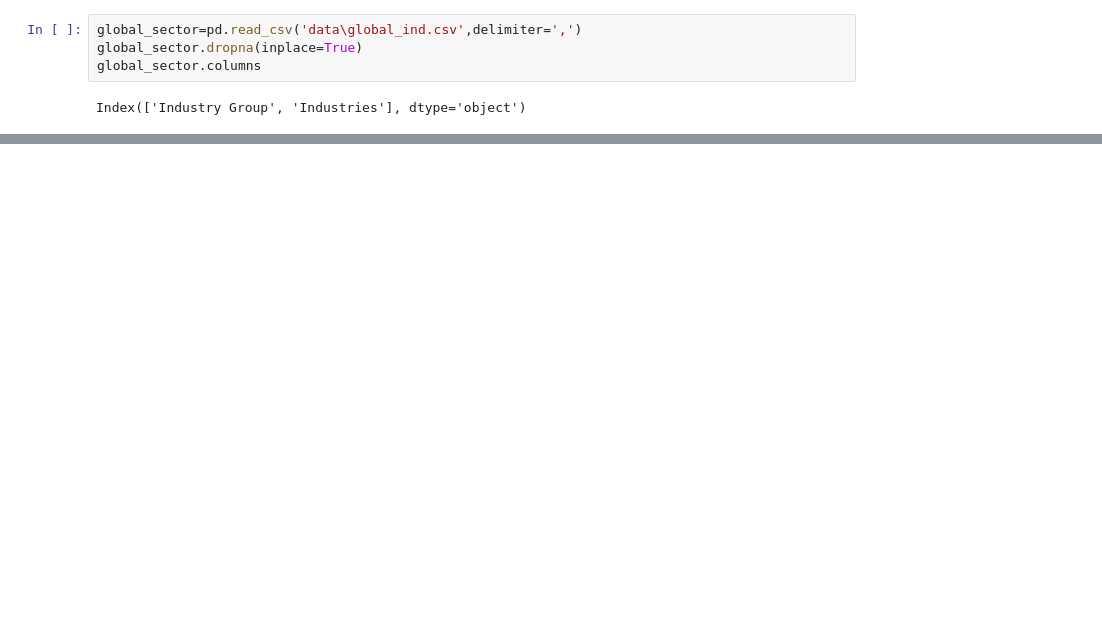
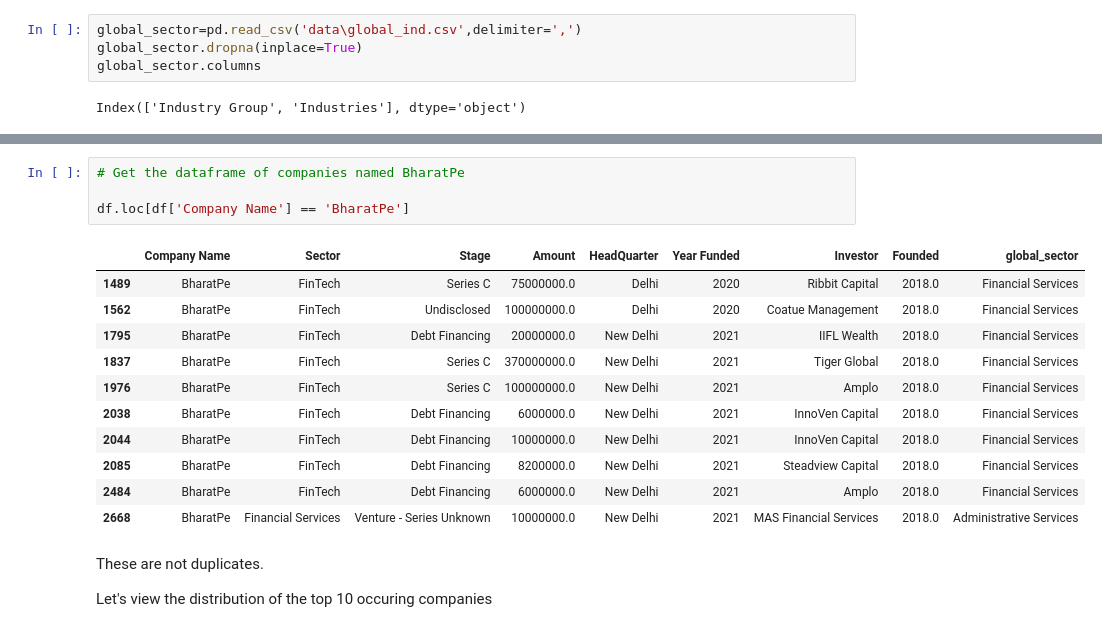
Before and after one commit to HannahMwende/India-startup-funding-analysis, a Jupyter notebook: indian_startup_funding.ipynb, the cells around one changed output, grey strips where cells are left out. Drawn from its saved outputs; the diff is of its cells as text; blank space fills up the shorter version.

```diff
--- a/indian_startup_funding.ipynb
+++ b/indian_startup_funding.ipynb
@@ -2595,0 +2608,20 @@ pd.set_option("max_rows",None)
+# %%
+# Get the dataframe of companies named BharatPe
+
+df.loc[df['Company Name'] == 'BharatPe']
+# %% [output]
+|  | Company Name | Sector | Stage | Amount | HeadQuarter | Year Funded | Investor | Founded | global_sector |
+| 1489 | BharatPe | FinTech | Series C | 75000000.0 | Delhi | 2020 | Ribbit Capital | 2018.0 | Financial Services |
+| 1562 | BharatPe | FinTech | Undisclosed | 100000000.0 | Delhi | 2020 | Coatue Management | 2018.0 | Financial Services |
+| 1795 | BharatPe | FinTech | Debt Financing | 20000000.0 | New Delhi | 2021 | IIFL Wealth | 2018.0 | Financial Services |
+| 1837 | BharatPe | FinTech | Series C | 370000000.0 | New Delhi | 2021 | Tiger Global | 2018.0 | Financial Services |
+| 1976 | BharatPe | FinTech | Series C | 100000000.0 | New Delhi | 2021 | Amplo | 2018.0 | Financial Services |
+| 2038 | BharatPe | FinTech | Debt Financing | 6000000.0 | New Delhi | 2021 | InnoVen Capital | 2018.0 | Financial Services |
+| 2044 | BharatPe | FinTech | Debt Financing | 10000000.0 | New Delhi | 2021 | InnoVen Capital | 2018.0 | Financial Services |
+| 2085 | BharatPe | FinTech | Debt Financing | 8200000.0 | New Delhi | 2021 | Steadview Capital | 2018.0 | Financial Services |
+| 2484 | BharatPe | FinTech | Debt Financing | 6000000.0 | New Delhi | 2021 | Amplo | 2018.0 | Financial Services |
+| 2668 | BharatPe | Financial Services | Venture - Series Unknown | 10000000.0 | New Delhi | 2021 | MAS Financial Services | 2018.0 | Administrative Services |
+# %% [markdown]
+These are not duplicates.
+
+Let's view the distribution of the top 10 occuring companies
```
Also changed, not shown: parts of 60 cells of this notebook, 1 other file.
